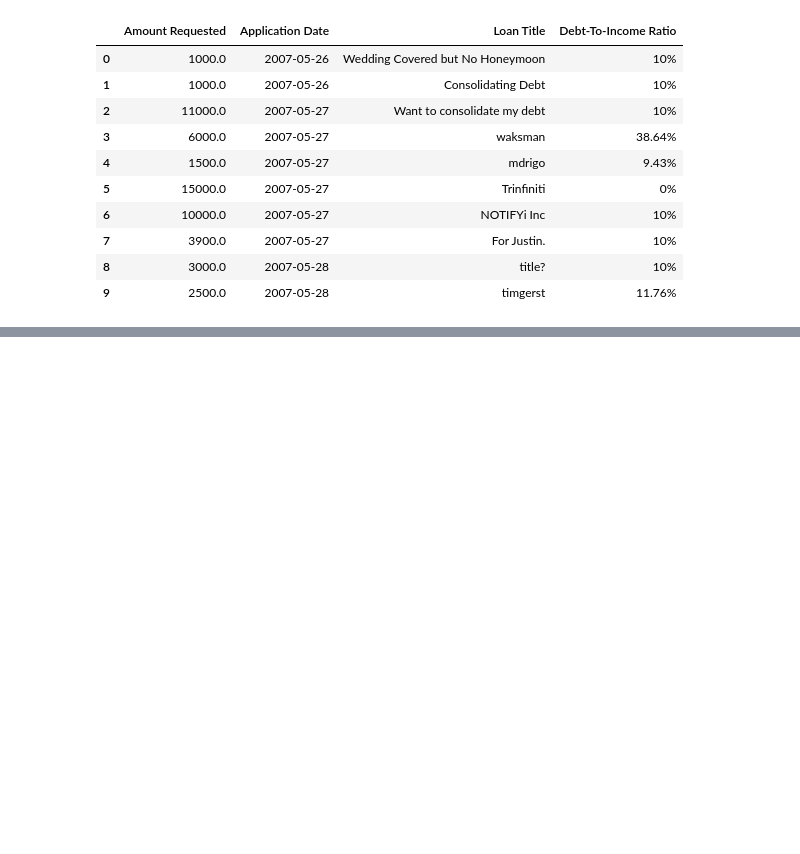
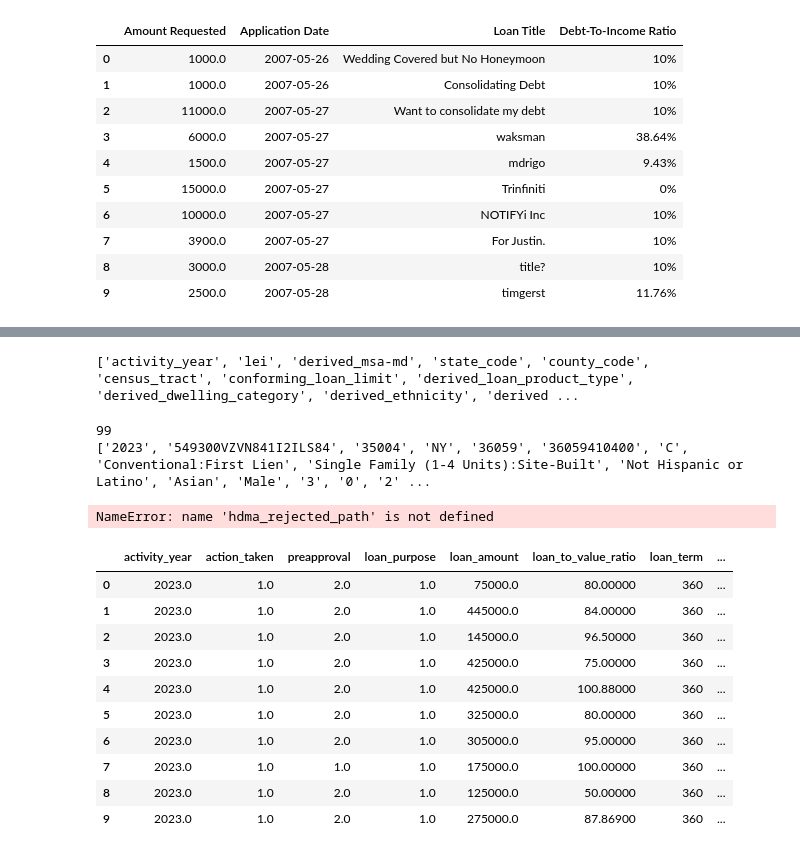
Before and after one commit to novoni01/credit-risk-assessment, a Jupyter notebook: ETL/CRA.ipynb, the cells around one changed output, grey strips where cells are left out. Cells and saved outputs as stored; diff of their text form; code cells hidden in the pictures; blank space fills up the shorter version.

Commit message:
Helper clean-up functions created, added extra datasets

```diff
--- a/ETL/CRA.ipynb
+++ b/ETL/CRA.ipynb
@@ -313,0 +438,21 @@ cleaned_rejected_loans.head(10)
+# %%
+#https://ffiec.cfpb.gov/documentation/publications/loan-level-datasets/lar-data-fields#loan_amount
+temp_num_cols = [
+    'activity_year', 'action_taken', 'preapproval', 'loan_purpose', 'loan_amount', 'loan_to_value_ratio',
+    'loan_term', 'income', 'debt_to_income_ratio'
+    ]
+temp_text_cols = [
+    'derived_loan_product_type', 'applicant_credit_score_type', 'co-applicant_credit_score_type', 'denial_reason-1'
+    ]
+
+"""
+num_cols = [
+    "id", "loan_amnt", "funded_amnt", "term", "int_rate", "installment", "annual_inc",
+    "dti", "delinq_2yrs", "fico_range_low", "fico_range_high", "inq_last_6mths",
+    "open_acc", "revol_bal", "revol_util", "total_acc", "pub_rec_bankruptcies"
+]
+
+text_cols = [
+    "home_ownership", "loan_status", "purpose", "application_type", "verification_status"
+]
+"""
@@ -313,0 +503,15 @@ cleaned_rejected_loans.head(10)
+# %%
+rejected_string = rejected_response.text
+split_string = rejected_string.split('\n')
+#write to a csv in the training data folder
+rejected_columns = split_string[0].split(',')
+rejected_data = [rows.split(',') for rows in split_string[1:]]
+# %% [output]
+['activity_year', 'lei', 'derived_msa-md', 'state_code', 'county_code', 'census_tract', 'conforming_loan_limit', 'derived_loan_product_type', 'derived_dwelling_category', 'derived_ethnicity', 'derived ...
+# %%
+print(len(rejected_columns))
+print(rejected_data[0])
+hdma_rejected_path = DATA / 'hdma_rejected_raw.csv'
+# %% [output]
+99
+['2023', '549300VZVN841I2ILS84', '35004', 'NY', '36059', '36059410400', 'C', 'Conventional:First Lien', 'Single Family (1-4 Units):Site-Built', 'Not Hispanic or Latino', 'Asian', 'Male', '3', '0', '2' ...
@@ -313,0 +525,12 @@ cleaned_rejected_loans.head(10)
+# %%
+#Temporarily read csv, drop unneeded columns, and parquet the file to save space
+rejected_temp = pd.read_csv(hdma_rejected_path, low_memory= False)
+
+hdma_rejected_parquet = DATA / 'hdma_rejected_raw.parquet.gzip'
+#space_saver.to_parquet(hdma_accepted_parquet)
+for columns in rejected_temp.columns:
+    if rejected_temp[columns].dtype == 'object':
+        print('object')
+        rejected_temp[columns] = rejected_temp[columns].astype('string')
+# %% [output]
+NameError: name 'hdma_rejected_path' is not defined
@@ -313,0 +539,20 @@ cleaned_rejected_loans.head(10)
+# %%
+hdma_accepted_parquet = DATA / 'hdma_accepted_raw.parquet.gzip'
+hdma_rejected_parquet = DATA / 'hdma_rejected_raw.parquet.gzip'
+accepted_recovered = pd.read_parquet(hdma_accepted_parquet, columns=temp_num_cols + temp_text_cols)
+rejected_recovered = pd.read_parquet(hdma_rejected_parquet, columns=temp_num_cols + temp_text_cols)
+# %%
+accepted_recovered.isna().sum()
+accepted_recovered.head(10)
+# %% [output]
+|  | activity_year | action_taken | preapproval | loan_purpose | loan_amount | loan_to_value_ratio | loan_term | ... |
+| 0 | 2023.0 | 1.0 | 2.0 | 1.0 | 75000.0 | 80.00000 | 360 | ... |
+| 1 | 2023.0 | 1.0 | 2.0 | 1.0 | 445000.0 | 84.00000 | 360 | ... |
+| 2 | 2023.0 | 1.0 | 2.0 | 1.0 | 145000.0 | 96.50000 | 360 | ... |
+| 3 | 2023.0 | 1.0 | 2.0 | 1.0 | 425000.0 | 75.00000 | 360 | ... |
+| 4 | 2023.0 | 1.0 | 2.0 | 1.0 | 425000.0 | 100.88000 | 360 | ... |
+| 5 | 2023.0 | 1.0 | 2.0 | 1.0 | 325000.0 | 80.00000 | 360 | ... |
+| 6 | 2023.0 | 1.0 | 2.0 | 1.0 | 305000.0 | 95.00000 | 360 | ... |
+| 7 | 2023.0 | 1.0 | 1.0 | 1.0 | 175000.0 | 100.00000 | 360 | ... |
+| 8 | 2023.0 | 1.0 | 2.0 | 1.0 | 125000.0 | 50.00000 | 360 | ... |
+| 9 | 2023.0 | 1.0 | 2.0 | 1.0 | 275000.0 | 87.86900 | 360 | ... |
```
Also changed, not shown: parts of 31 cells of this notebook, 6 other files.
